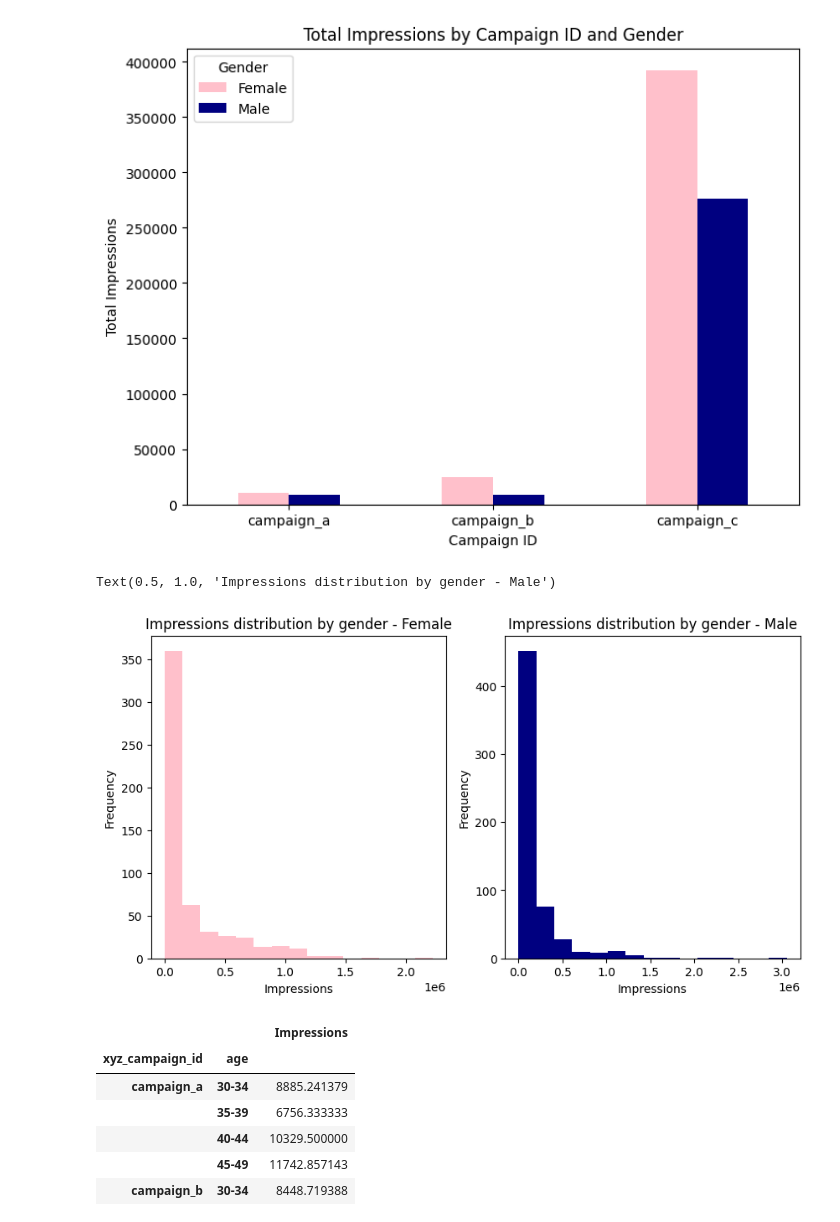
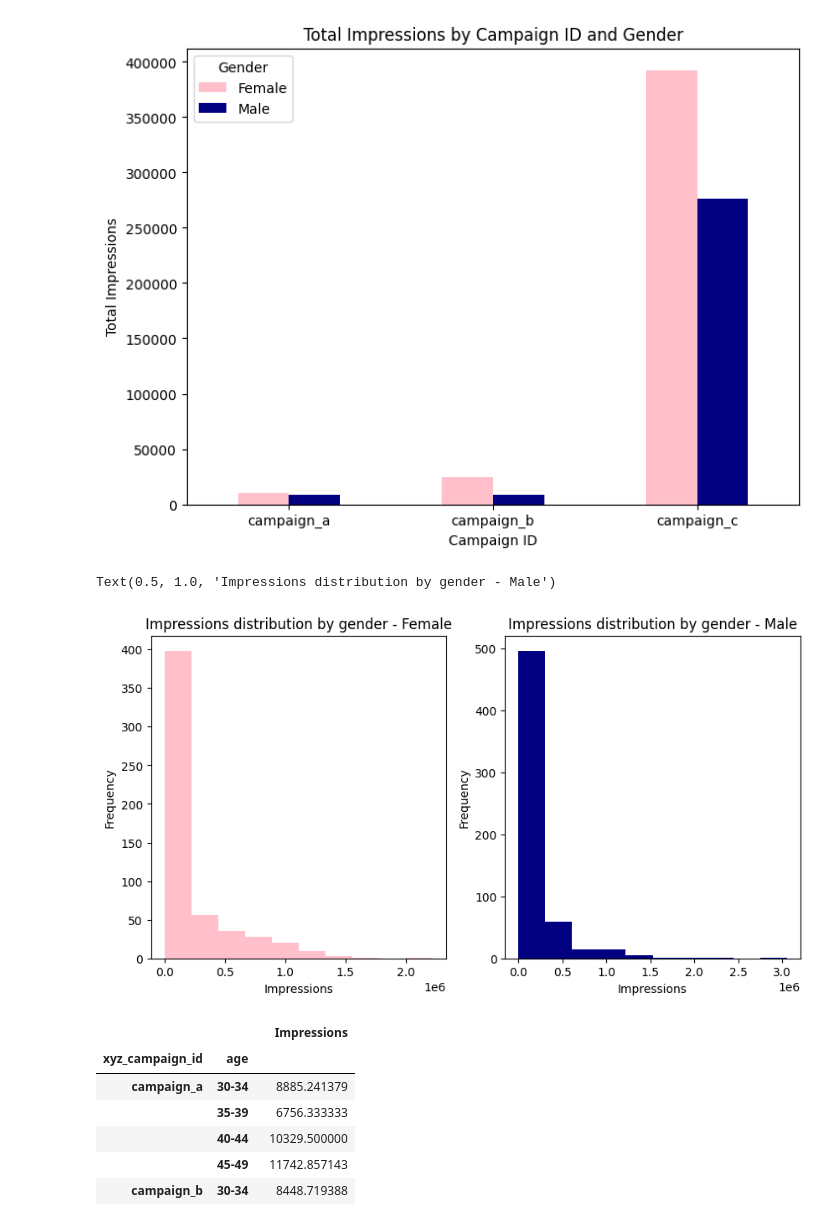
Before and after one commit to huongtran2104/Capstone-Project, a Jupyter notebook: Final_Project_Trần_Thị_Thu_Hương.ipynb, the cells around one changed output. Drawn from its saved outputs; the diff is of its cells as text; code cells hidden in the pictures.

```diff
--- a/Final_Project_Trần_Thị_Thu_Hương.ipynb
+++ b/Final_Project_Trần_Thị_Thu_Hương.ipynb
@@ -651,19 +651,19 @@ plt.show()
 # %%
 plt.figure(figsize=(10,5))
 plt.subplot(1,2,1)
-plt.hist(female_df["Impressions"],bins=15,color='pink')
+plt.hist(female_df["Impressions"],bins=10,color='pink')
 plt.xlabel('Impressions')
 plt.ylabel('Frequency')
 plt.title("Impressions distribution by gender - Female")
 
 plt.subplot(1,2,2)
-plt.hist(male_df["Impressions"],bins=15,color='navy')
+plt.hist(male_df["Impressions"],bins=10,color='navy')
 plt.xlabel('Impressions')
 plt.ylabel('Frequency')
 plt.title("Impressions distribution by gender - Male")
 # %% [output]
 Text(0.5, 1.0, 'Impressions distribution by gender - Male')
-[figure, old version]
+[figure, new version]
 # %%
 impressions_by_age_campaign = df.groupby(['xyz_campaign_id', 'age']).agg({'Impressions': 'mean'})
 impressions_by_age_campaign
```
Also changed, not shown: parts of 18 cells of this notebook.
